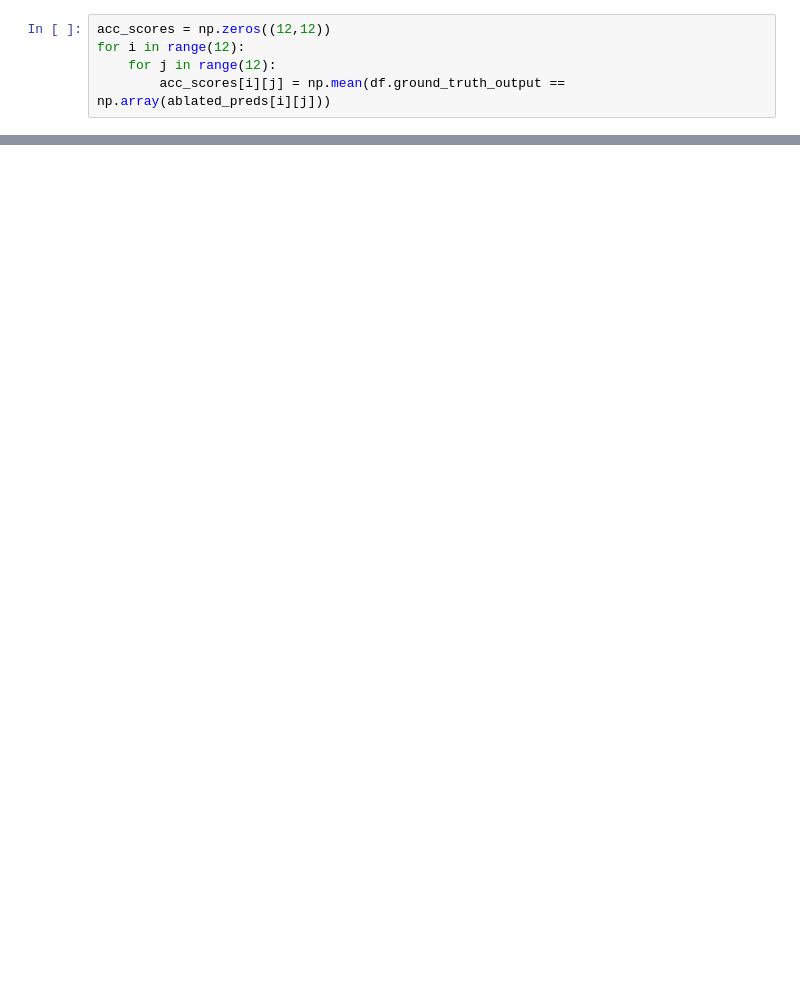
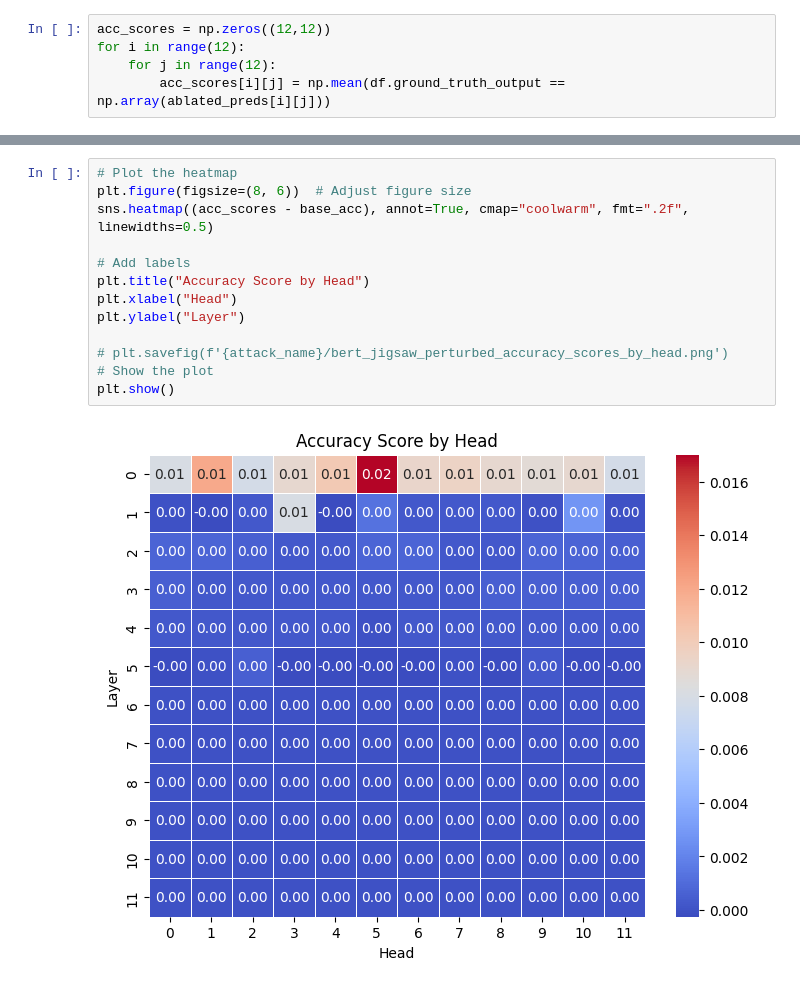
Before and after one commit to wid0gast/interp-toxicity, a Jupyter notebook: patching_pytorch copy.ipynb, the cells around one changed output, grey strips where cells are left out. Drawn from its saved outputs; the diff is of its cells as text; blank space fills up the shorter version.

```diff
--- a/patching_pytorch copy.ipynb
+++ b/patching_pytorch copy.ipynb
@@ -440,0 +464,15 @@ plt.show()
+# %%
+# Plot the heatmap
+plt.figure(figsize=(8, 6))  # Adjust figure size
+sns.heatmap((acc_scores - base_acc), annot=True, cmap="coolwarm", fmt=".2f", linewidths=0.5)
+
+# Add labels
+plt.title("Accuracy Score by Head")
+plt.xlabel("Head")
+plt.ylabel("Layer")
+
+# plt.savefig(f'{attack_name}/bert_jigsaw_perturbed_accuracy_scores_by_head.png')
+# Show the plot
+plt.show()
+# %% [output]
+[figure, added]
```
Also changed, not shown: parts of 15 cells of this notebook, 7 other files.
